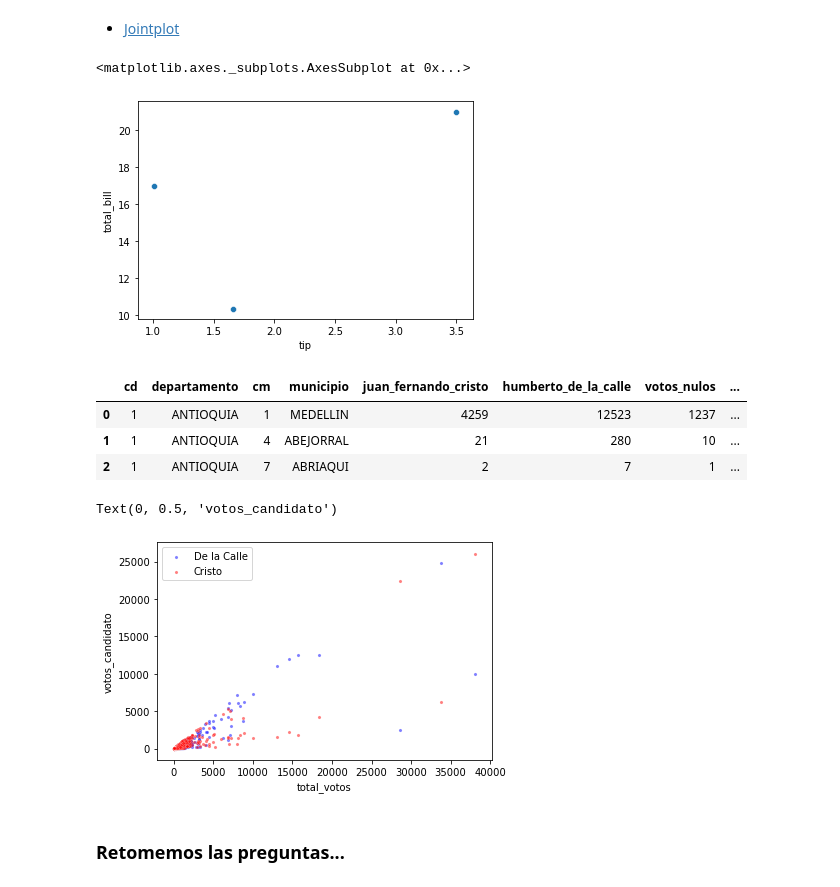
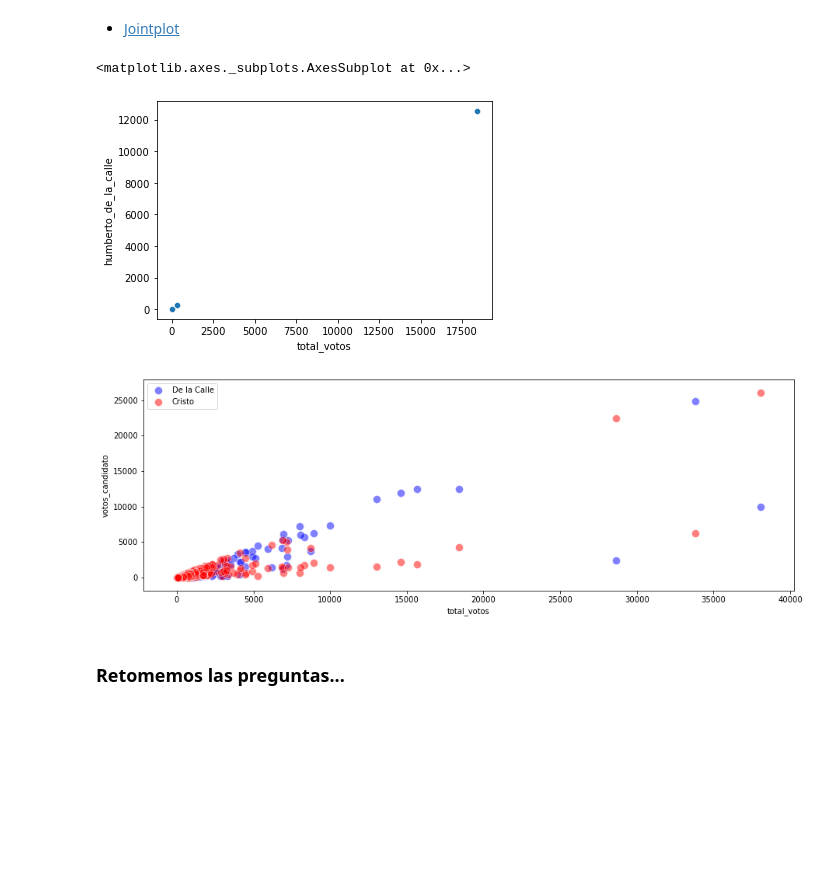
Before and after one commit to el-uniandino/periodismo_datos_101, a Jupyter notebook: mod2.ipynb, the cells around one changed output. Drawn from its saved outputs; the diff is of its cells as text; code cells hidden in the pictures; blank space fills up the shorter version.

```diff
--- a/mod2.ipynb
+++ b/mod2.ipynb
@@ -228,8 +190,11 @@ df_liberal.iloc[2]['votos_nulos']
-# %%
-df_liberal["votos_nulos"] = df_liberal["votos_nulos"].apply(lambda x: x.strip())
+# %%
+def clean(x):
+    resp = int(x.replace(',','').replace('-','0').strip())
+    return resp
 # %%
+# Limpiar
 for column in df_liberal.columns[4:9]:
-    df_liberal[column] = df_liberal[column].apply(lambda x: int(x.strip().replace('-','0').replace(',','')))
+    df_liberal[column] = df_liberal[column].apply(clean)
 # %%
 df_liberal.head()
 # %% [output]
@@ -332,14 +274,9 @@ tips.head(3)
 # %% [markdown]
 * [Jointplot](https://seaborn.pydata.org/generated/seaborn.jointplot.html)
 # %%
-sns.scatterplot(x='tip', y='total_bill',data=tips.head(3))
+sns.scatterplot(data=df_liberal.head(3),
+                x="total_votos",
+                y="humberto_de_la_calle")
 # %% [output]
 <matplotlib.axes._subplots.AxesSubplot at 0x...>
-[figure, old version]
+[figure, new version]
-# %%
-df_liberal.head(3)
-# %% [output]
-|  | cd | departamento | cm | municipio | juan_fernando_cristo | humberto_de_la_calle | votos_nulos | ... |
-| 0 | 1 | ANTIOQUIA | 1 | MEDELLIN | 4259 | 12523 | 1237 | ... |
-| 1 | 1 | ANTIOQUIA | 4 | ABEJORRAL | 21 | 280 | 10 | ... |
-| 2 | 1 | ANTIOQUIA | 7 | ABRIAQUI | 2 | 7 | 1 | ... |
@@ -350,26 +285,30 @@ sns.scatterplot(data=df_liberal,
 # %%
 #resp_scatter
 import matplotlib.pyplot as plt
-
+plt.figure(figsize=(15,5))
+ax = plt.subplot(1,1,1)
 sns.scatterplot(data=df_liberal,
-                x="total_votos",
+                x=x,
                 y="humberto_de_la_calle",
-                s=10,
+                s=100,
                 alpha=0.5,
                 color='blue',
-                label='De la Calle')
+                label='De la Calle',
+               ax=ax)
 sns.scatterplot(data=df_liberal,
-                x="total_votos",
+                x=x,
                 y="juan_fernando_cristo",
-                s=10,
+                s=100,
                 alpha=0.5,
                 color='red',
-                label='Cristo')
+                label='Cristo',
+               ax=ax)
+
 plt.legend()
 plt.ylabel('votos_candidato')
+plt.show()
 # %% [output]
-Text(0, 0.5, 'votos_candidato')
-[figure, old version]
+[figure, new version]
 # %% [markdown]
 ### Retomemos las preguntas...
 # %% [markdown]
```
Also changed, not shown: parts of 73 cells of this notebook, 10 other files.
